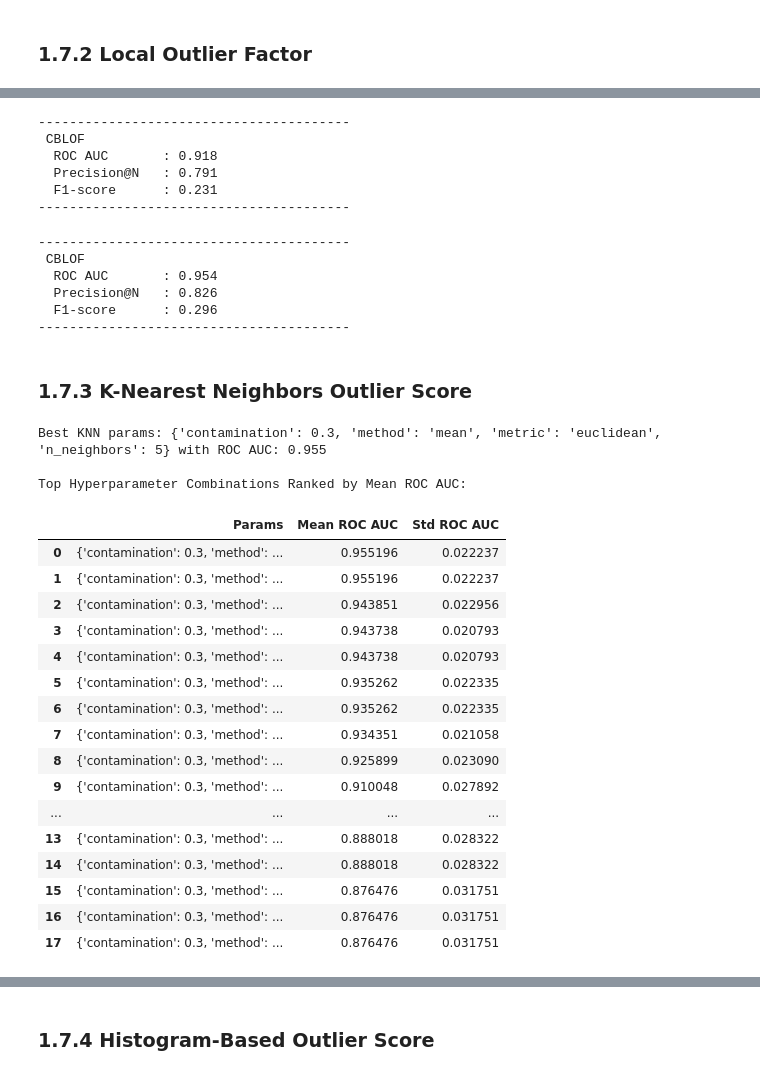
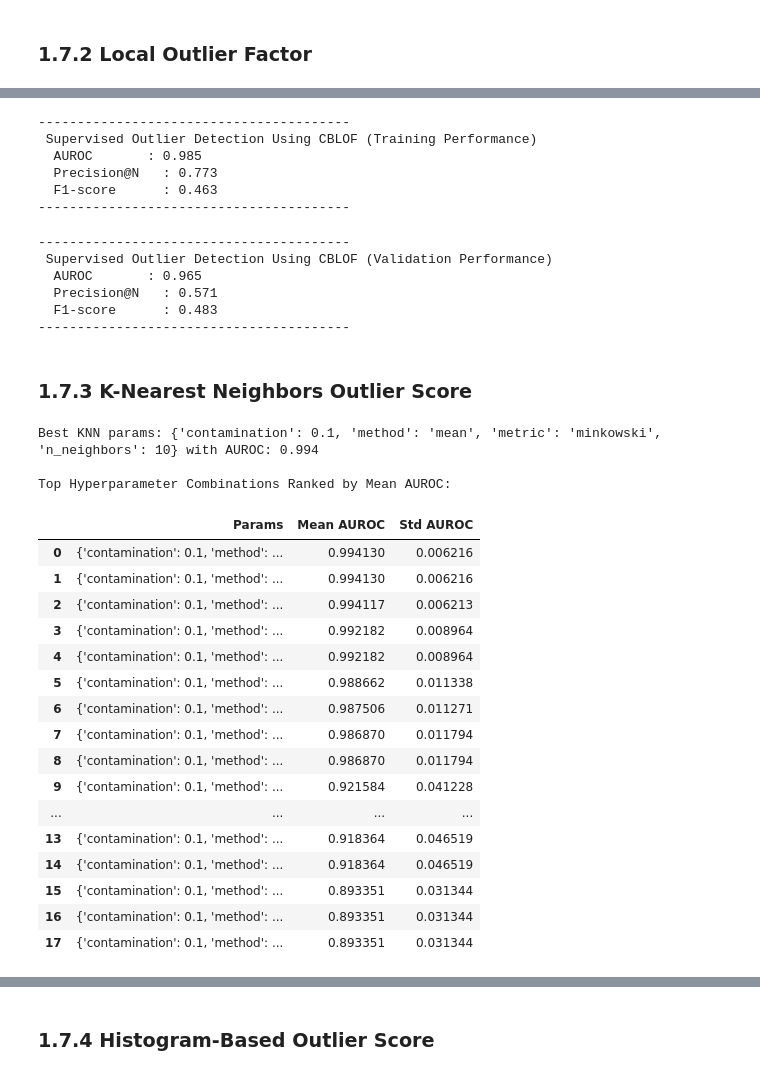
Before and after one commit to JohnPaulinePineda/Portfolio_Project_61, a Jupyter notebook: codes/DetectingAndEvaluatingAnomaliesInCategoricalDataUnderSupervisedAndUnsupervisedSettings.ipynb, the cells around one changed output, grey strips where cells are left out. Cells and saved outputs as stored; diff of their text form; code cells hidden in the pictures.

```diff
--- a/codes/DetectingAndEvaluatingAnomaliesInCategoricalDataUnderSupervisedAndUnsupervisedSettings.ipynb
+++ b/codes/DetectingAndEvaluatingAnomaliesInCategoricalDataUnderSupervisedAndUnsupervisedSettings.ipynb
@@ -1711,6 +1807,6 @@ cblof_grid = {
 # and identifying the optimal hyperparamter combination
 # based on Local Outlier Factor
 ##################################
-best_cblof_params, cblof_results_df = monte_carlo_cv(CBLOF, cblof_grid, X_train, y_train, model_name="CBLOF")
-model_cblof = CBLOF(**best_cblof_params)
+best_supervised_model_cblof_params, supervised_model_cblof_results_df = run_monte_carlo_cv_supervised_outlier_detection_model(CBLOF, cblof_grid, X_train, y_train, model_name="CBLOF")
+supervised_model_cblof = CBLOF(**best_supervised_model_cblof_params)
 # %% [output]
@@ -1740,15 +1836,15 @@ Top Hyperparameter Combinations Ranked by Mean ROC AUC:
 # of the optimal Local Outlier Factor
 # using the train data
 ##################################
-model_cblof.fit(X_train)
-model_cblof.decision_scores_ = model_cblof.decision_function(X_train.values)
-evaluate_supervised_outlier_detection_model(model_cblof, X_train, y_train, "CBLOF")
+supervised_model_cblof.fit(X_train)
+supervised_model_cblof.decision_scores_ = supervised_model_cblof.decision_function(X_train.values)
+evaluate_supervised_outlier_detection_model(supervised_model_cblof, X_train, y_train, "Supervised Outlier Detection Using CBLOF (Training Performance)")
 # %% [output]
 ----------------------------------------
- CBLOF
-  ROC AUC       : 0.918
-  Precision@N   : 0.791
-  F1-score      : 0.231
+ Supervised Outlier Detection Using CBLOF (Training Performance)
+  AUROC       : 0.985
+  Precision@N   : 0.773
+  F1-score      : 0.463
 ----------------------------------------
 # %%
 ##################################
@@ -1756,15 +1852,15 @@ evaluate_supervised_outlier_detection_model(model_cblof, X_train, y_train, "CBLO
 # of the optimal Local Outlier Factor
 # using the validation data
 ##################################
-model_cblof.fit(X_train)
-model_cblof.decision_scores_ = model_cblof.decision_function(X_validation.values)
-evaluate_supervised_outlier_detection_model(model_cblof, X_validation, y_validation, "CBLOF")
+supervised_model_cblof.fit(X_train)
+supervised_model_cblof.decision_scores_ = supervised_model_cblof.decision_function(X_validation.values)
+evaluate_supervised_outlier_detection_model(supervised_model_cblof, X_validation, y_validation, "Supervised Outlier Detection Using CBLOF (Validation Performance)")
 # %% [output]
 ----------------------------------------
- CBLOF
-  ROC AUC       : 0.954
-  Precision@N   : 0.826
-  F1-score      : 0.296
+ Supervised Outlier Detection Using CBLOF (Validation Performance)
+  AUROC       : 0.965
+  Precision@N   : 0.571
+  F1-score      : 0.483
 ----------------------------------------
 # %% [markdown]
 ### 1.7.3 K-Nearest Neighbors Outlier Score <a class="anchor" id="1.7.3"></a>
@@ -1777,38 +1873,38 @@ knn_grid = {
     "method": ["largest", "mean"],
     "n_neighbors": [5, 10, 15],
     "metric": ["minkowski", "euclidean", "manhattan"],
-    "contamination": [0.30]
+    "contamination": [0.10]
 }
 # %%
 ##################################
 # Conducting hyperparameter tuning
 # using a Monte Carlo cross-validation setup
 # and identifying the optimal hyperparamter combination
 # based on K-Nearest Neighbors Outlier Score
 ##################################
-best_knn_params, knn_results_df = monte_carlo_cv(KNN, knn_grid, X_train, y_train, model_name="KNN")
-model_knn = KNN(**best_knn_params)
+best_supervised_model_knn_params, supervised_model_knn_results_df = run_monte_carlo_cv_supervised_outlier_detection_model(KNN, knn_grid, X_train, y_train, model_name="KNN")
+supervised_model_knn = KNN(**best_supervised_model_knn_params)
 # %% [output]
-Best KNN params: {'contamination': 0.3, 'method': 'mean', 'metric': 'euclidean', 'n_neighbors': 5} with ROC AUC: 0.955
+Best KNN params: {'contamination': 0.1, 'method': 'mean', 'metric': 'minkowski', 'n_neighbors': 10} with AUROC: 0.994
 
-Top Hyperparameter Combinations Ranked by Mean ROC AUC:
+Top Hyperparameter Combinations Ranked by Mean AUROC:
-|  | Params | Mean ROC AUC | Std ROC AUC |
-| 0 | {'contamination': 0.3, 'method': ... | 0.955196 | 0.022237 |
-| 1 | {'contamination': 0.3, 'method': ... | 0.955196 | 0.022237 |
-| 2 | {'contamination': 0.3, 'method': ... | 0.943851 | 0.022956 |
-| 3 | {'contamination': 0.3, 'method': ... | 0.943738 | 0.020793 |
-| 4 | {'contamination': 0.3, 'method': ... | 0.943738 | 0.020793 |
-| 5 | {'contamination': 0.3, 'method': ... | 0.935262 | 0.022335 |
-| 6 | {'contamination': 0.3, 'method': ... | 0.935262 | 0.022335 |
-| 7 | {'contamination': 0.3, 'method': ... | 0.934351 | 0.021058 |
-| 8 | {'contamination': 0.3, 'method': ... | 0.925899 | 0.023090 |
-| 9 | {'contamination': 0.3, 'method': ... | 0.910048 | 0.027892 |
+|  | Params | Mean AUROC | Std AUROC |
+| 0 | {'contamination': 0.1, 'method': ... | 0.994130 | 0.006216 |
+| 1 | {'contamination': 0.1, 'method': ... | 0.994130 | 0.006216 |
+| 2 | {'contamination': 0.1, 'method': ... | 0.994117 | 0.006213 |
+| 3 | {'contamination': 0.1, 'method': ... | 0.992182 | 0.008964 |
+| 4 | {'contamination': 0.1, 'method': ... | 0.992182 | 0.008964 |
+| 5 | {'contamination': 0.1, 'method': ... | 0.988662 | 0.011338 |
+| 6 | {'contamination': 0.1, 'method': ... | 0.987506 | 0.011271 |
+| 7 | {'contamination': 0.1, 'method': ... | 0.986870 | 0.011794 |
+| 8 | {'contamination': 0.1, 'method': ... | 0.986870 | 0.011794 |
+| 9 | {'contamination': 0.1, 'method': ... | 0.921584 | 0.041228 |
 | ... | ... | ... | ... |
-| 13 | {'contamination': 0.3, 'method': ... | 0.888018 | 0.028322 |
-| 14 | {'contamination': 0.3, 'method': ... | 0.888018 | 0.028322 |
-| 15 | {'contamination': 0.3, 'method': ... | 0.876476 | 0.031751 |
-| 16 | {'contamination': 0.3, 'method': ... | 0.876476 | 0.031751 |
-| 17 | {'contamination': 0.3, 'method': ... | 0.876476 | 0.031751 |
+| 13 | {'contamination': 0.1, 'method': ... | 0.918364 | 0.046519 |
+| 14 | {'contamination': 0.1, 'method': ... | 0.918364 | 0.046519 |
+| 15 | {'contamination': 0.1, 'method': ... | 0.893351 | 0.031344 |
+| 16 | {'contamination': 0.1, 'method': ... | 0.893351 | 0.031344 |
+| 17 | {'contamination': 0.1, 'method': ... | 0.893351 | 0.031344 |
 # %%
 ##################################
 # Conducting apparent validation
```
Also changed, not shown: parts of 56 cells of this notebook, 8 other files.
